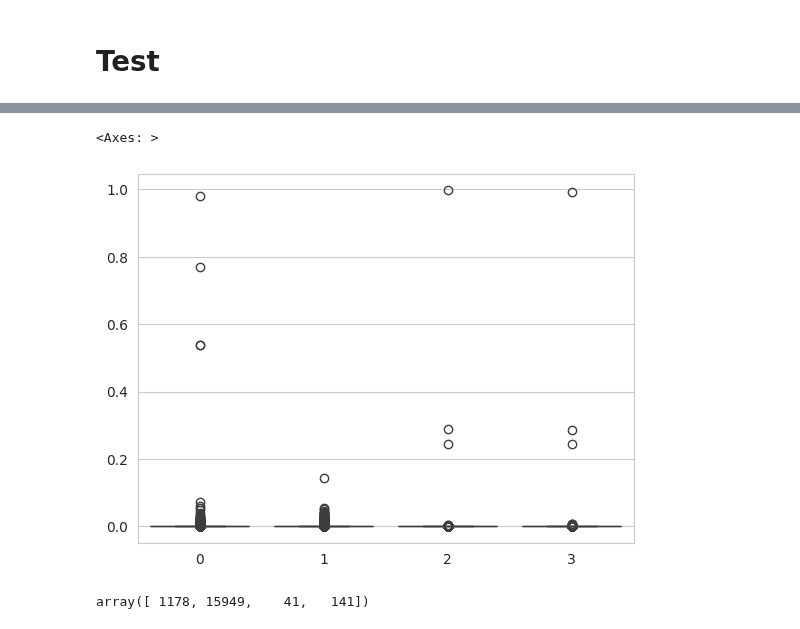
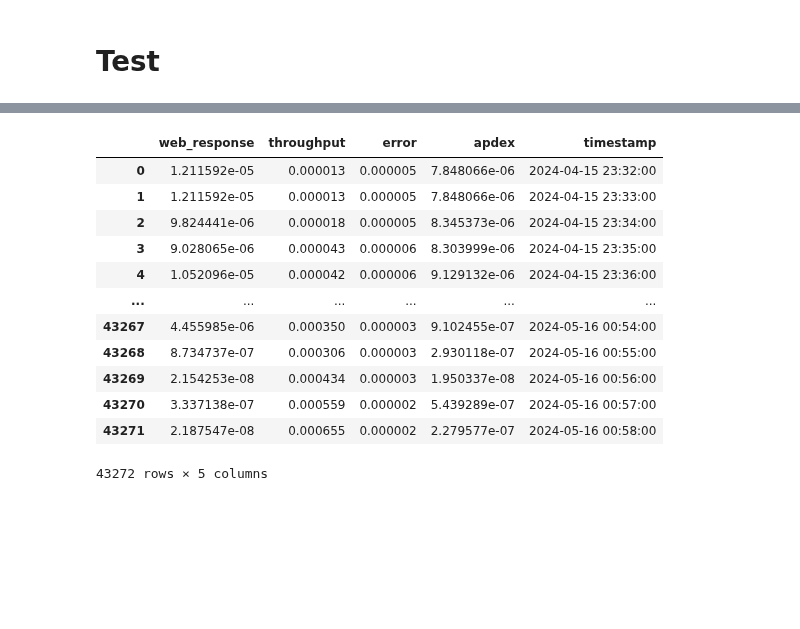
Before and after one commit to germanKoch/red-hack-time-series-analyzer, a Jupyter notebook: notebooks/TranAD_germ.ipynb, the cells around one changed output, grey strips where cells are left out. Saved outputs shown, nothing was run; the diff lists cells and outputs as text; code cells hidden in the pictures; blank space fills up the shorter version.

Commit message:
transformer model deployed

```diff
--- a/notebooks/TranAD_germ.ipynb
+++ b/notebooks/TranAD_germ.ipynb
@@ -456,7 +452,8 @@ tensor([[[1.8017e-03, 3.3284e-01, 1.4334e-04, 9.9964e-01],
 # %%
-X_train_norm = min_max_scaling(ts_df, phi=0.0)
-X_train_norm.columns = [i for i in range(X_train_norm.shape[1])]
-train_loader = DataLoader(np.array(X_train_norm), batch_size=len(X_train_norm))
-trainD = next(iter(train_loader))
-trainO = trainD
-trainD = convert_to_windows(trainD, model)
+test_norm = min_max_scaling(ts_df, phi=0.0)
+test_loader = DataLoader(np.array(test_norm), batch_size=len(test_norm))
+
+testD = next(iter(test_loader))
+testO = testD
+
+testD = convert_to_windows(testD, model)
@@ -467,3 +460,22 @@ torch.Size([43272, 20, 4])
+# %%
+def get_inference(model, data, dataO):
+    torch.zero_grad = True
+    model.eval()
+    feats = dataO.shape[1]
+    l = nn.MSELoss(reduction = 'none')
+    data_x = torch.DoubleTensor(data)
+    dataset = TensorDataset(data_x, data_x)
+    bs = len(data)
+    dataloader = DataLoader(dataset, batch_size=bs)
+    l1s, l2s = [], []
+    for d, _ in dataloader:
+        window = d.permute(1, 0, 2)
+        elem = window[-1, :, :].view(1, bs, feats)
+        z = model(window, elem)
+        if isinstance(z, tuple):
+            z = z[1]
+    loss = l(z, elem)[0]
+    return loss.detach().numpy(), z.detach().numpy()[0]
 # %%
 model = TranAD(
     feats=NUM_LABELS,
@@ -517,13 +488,24 @@ tensor([[1.9439e-03, 6.5307e-02, 0.0000e+00, 9.9905e-01],
-# %%
-sns.boxplot(loss)
-# %% [output]
-<Axes: >
-[figure, removed]
-# %%
-q90 = np.quantile(loss, q=0.9)
-sum(loss >= q90)
-# %% [output]
-array([ 1178, 15949,    41,   141])
+# %%
+result = get_inference(model, testD, testO)
+# %%
+loss = pd.DataFrame(result[0], columns=['web_response', 'throughput', 'error', 'apdex'])
+loss['timestamp'] = timestamp
+# %%
+loss
+# %% [output]
+|  | web_response | throughput | error | apdex | timestamp |
+| 0 | 1.211592e-05 | 0.000013 | 0.000005 | 7.848066e-06 | 2024-04-15 23:32:00 |
+| 1 | 1.211592e-05 | 0.000013 | 0.000005 | 7.848066e-06 | 2024-04-15 23:33:00 |
+| 2 | 9.824441e-06 | 0.000018 | 0.000005 | 8.345373e-06 | 2024-04-15 23:34:00 |
+| 3 | 9.028065e-06 | 0.000043 | 0.000006 | 8.303999e-06 | 2024-04-15 23:35:00 |
+| 4 | 1.052096e-05 | 0.000042 | 0.000006 | 9.129132e-06 | 2024-04-15 23:36:00 |
+| ... | ... | ... | ... | ... | ... |
+| 43267 | 4.455985e-06 | 0.000350 | 0.000003 | 9.102455e-07 | 2024-05-16 00:54:00 |
+| 43268 | 8.734737e-07 | 0.000306 | 0.000003 | 2.930118e-07 | 2024-05-16 00:55:00 |
+| 43269 | 2.154253e-08 | 0.000434 | 0.000003 | 1.950337e-08 | 2024-05-16 00:56:00 |
+| 43270 | 3.337138e-07 | 0.000559 | 0.000002 | 5.439289e-07 | 2024-05-16 00:57:00 |
+| 43271 | 2.187547e-08 | 0.000655 | 0.000002 | 2.279577e-07 | 2024-05-16 00:58:00 |
+43272 rows × 5 columns
 # %%
 def detect_anomalies( q, anomaly_score, labels):
     # False - norm
```
Also changed, not shown: parts of 6 cells of this notebook, 3 other files.
